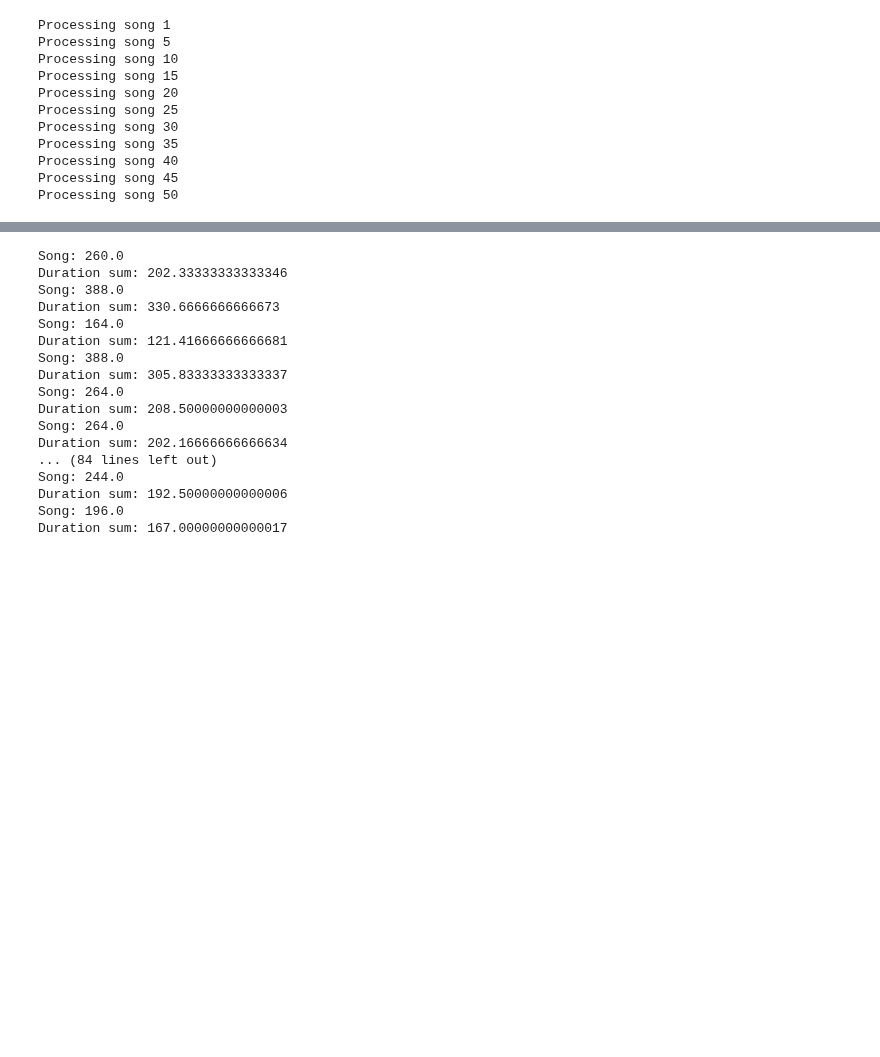
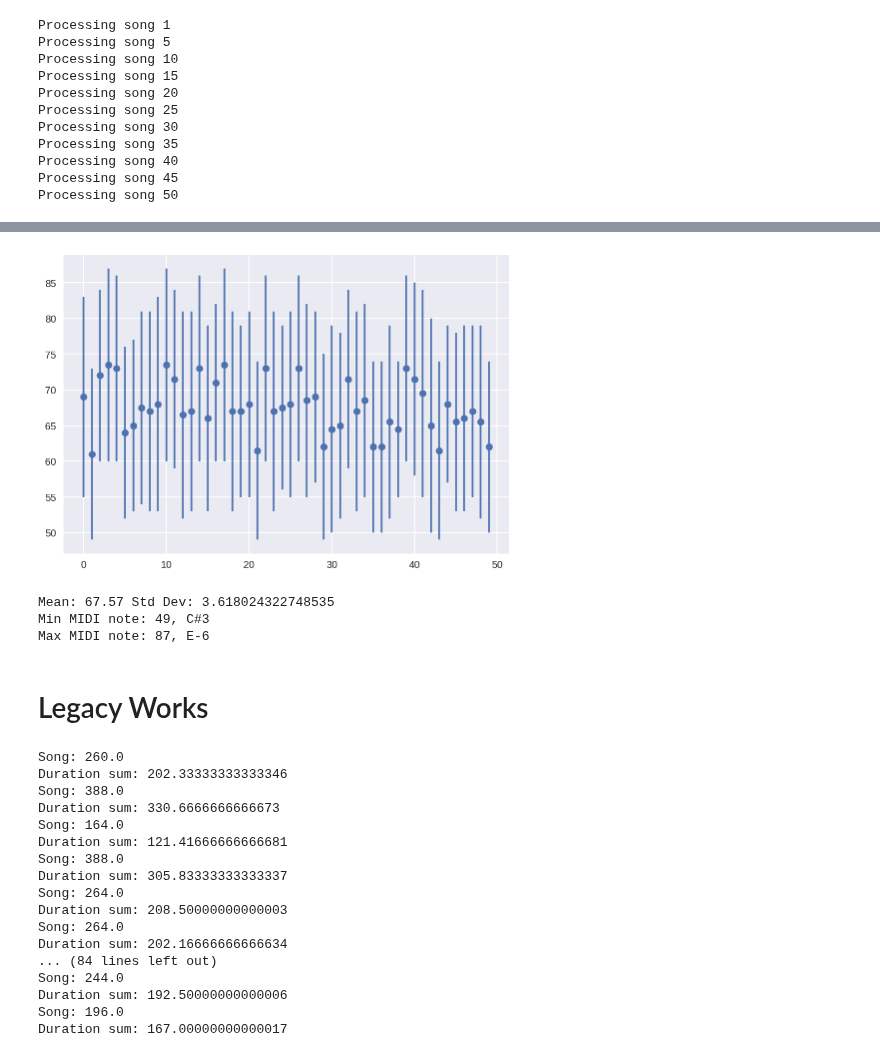
Before and after one commit to Benendead/DandyHacks2018_LSTMjazz, a Jupyter notebook: LSTMjazz.ipynb, the cells around one changed output, grey strips where cells are left out. Drawn from its saved outputs; the diff is of its cells as text; code cells hidden in the pictures; blank space fills up the shorter version.

```diff
--- a/LSTMjazz.ipynb
+++ b/LSTMjazz.ipynb
@@ -315,0 +447,11 @@ Processing song 50
+# %%
+def fixOctave(stream):
+  mn, mx = findSongMinMax(stream, verbose = True)
+  if (mn < 49):
+    stream.transpose(12, inPlace = True)
+  return stream
+# %%
+finalStreams = []
+for s in betterStreams:
+  newS = fixOctave(s)
+  finalStreams.append(s)
@@ -316,3 +476,19 @@ Processing song 50
+# %%
+# Plot this new dataset version
+y, e = getAveragesError(finalStreams)
+plt.errorbar(range(len(y)), y, yerr = e, fmt = "o")
+plt.show()
+# %% [output]
+[figure, added]
+# %%
+print("Mean:", np.mean(y), "Std Dev:", np.std(y))
+findRange(finalStreams)
+# %% [output]
+Mean: 67.57 Std Dev: 3.618024322748535
+Min MIDI note: 49, C#3
+Max MIDI note: 87, E-6
+# %% [markdown]
+# Legacy Works
 # %%
 noteDuration = 0
 chordDuration = 0
```
Also changed, not shown: parts of 21 cells of this notebook.
